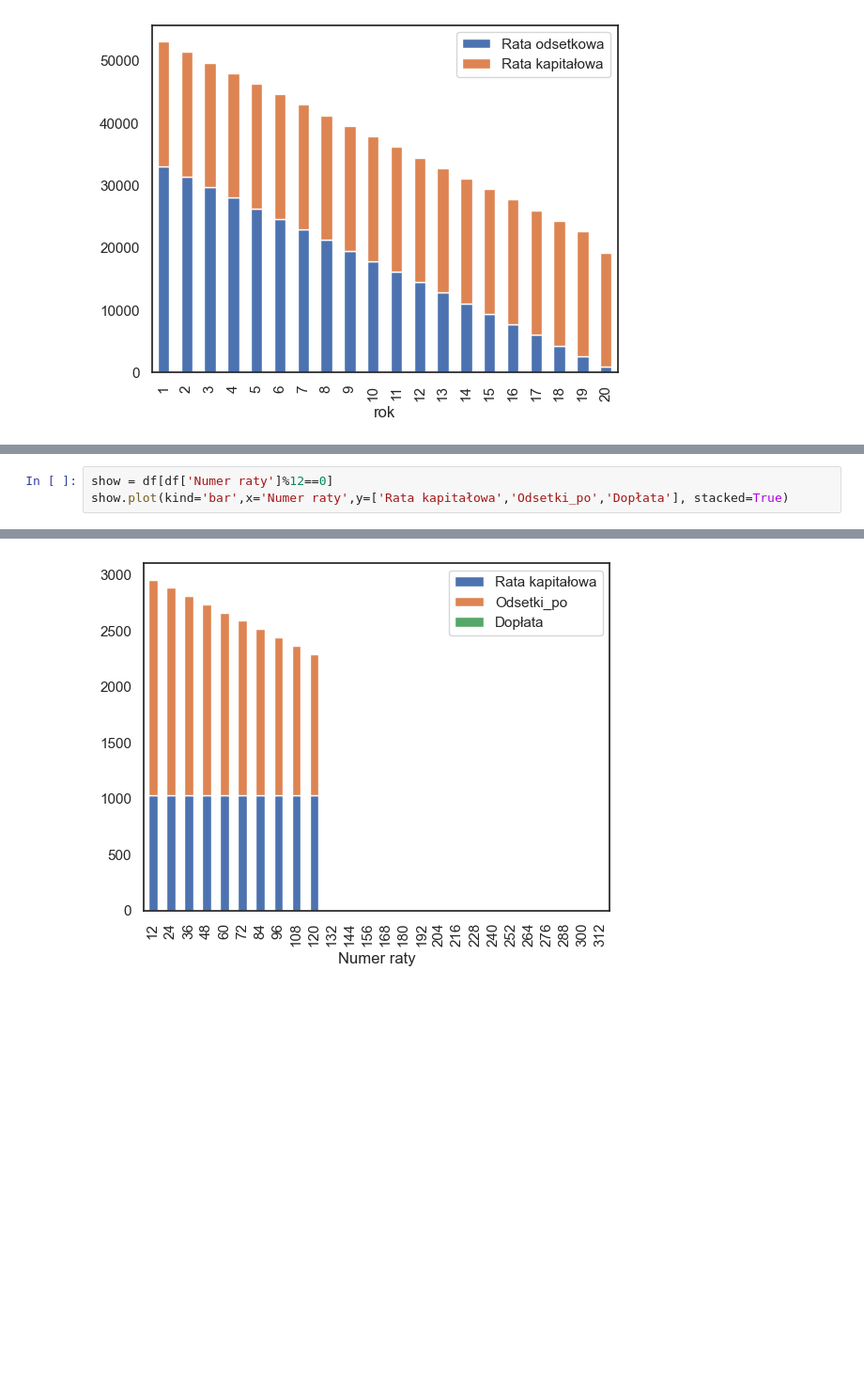
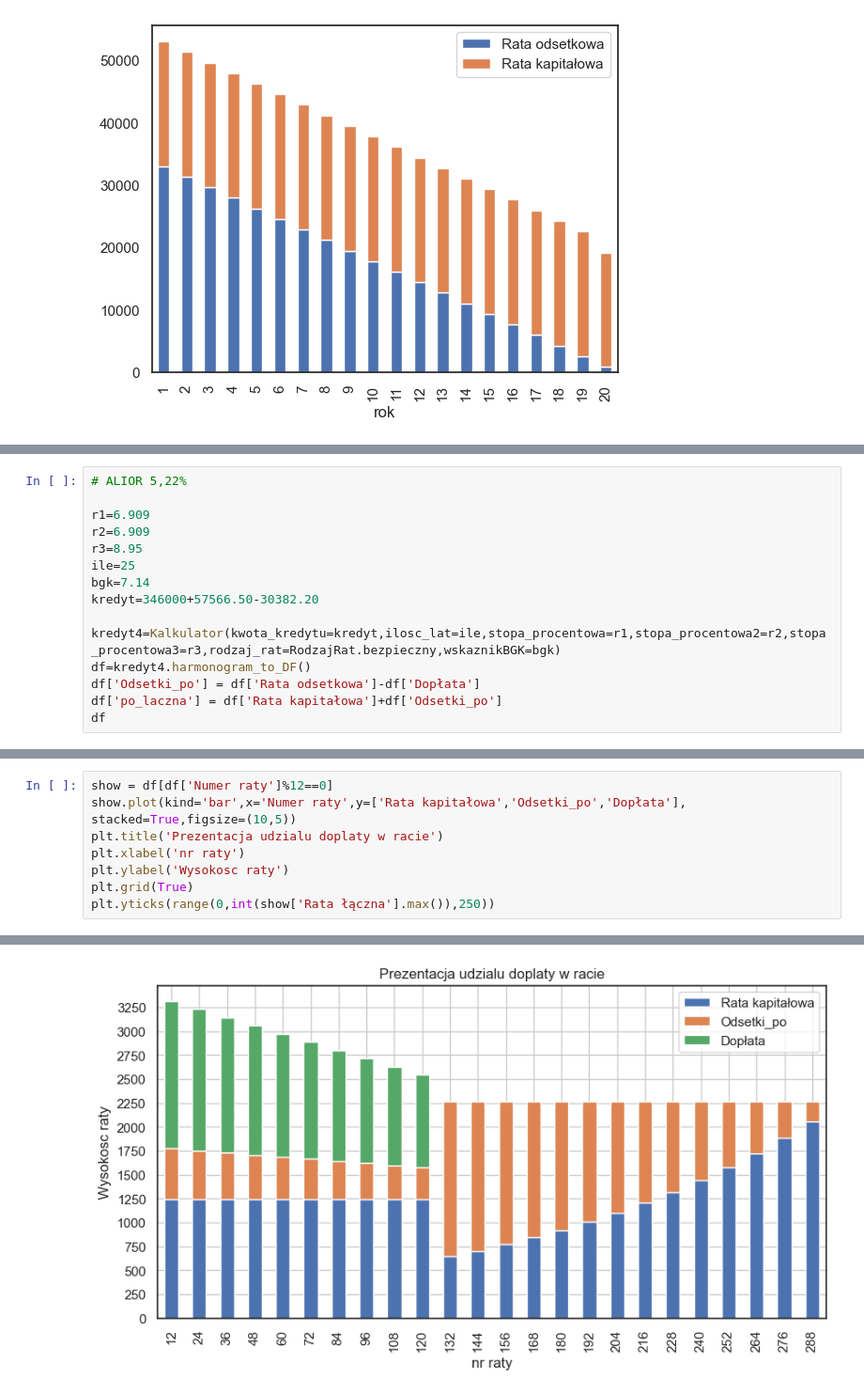
Before and after one commit to krawczyk071/kalkulator, a Jupyter notebook: my/preview.ipynb, the cells around one changed output, grey strips where cells are left out. Shown: that part at 94% size. Saved outputs shown, nothing was run; the diff lists cells and outputs as text; blank space fills up the shorter version.

```diff
--- a/my/preview.ipynb
+++ b/my/preview.ipynb
@@ -152,0 +328,15 @@ df
+# %%
+# ALIOR 5,22%
+
+r1=6.909
+r2=6.909
+r3=8.95
+ile=25
+bgk=7.14
+kredyt=346000+57566.50-30382.20
+
+kredyt4=Kalkulator(kwota_kredytu=kredyt,ilosc_lat=ile,stopa_procentowa=r1,stopa_procentowa2=r2,stopa_procentowa3=r3,rodzaj_rat=RodzajRat.bezpieczny,wskaznikBGK=bgk)
+df=kredyt4.harmonogram_to_DF()
+df['Odsetki_po'] = df['Rata odsetkowa']-df['Dopłata']
+df['po_laczna'] = df['Rata kapitałowa']+df['Odsetki_po']
+df
@@ -153,4 +357,9 @@ df
 # %%
 show = df[df['Numer raty']%12==0]
-show.plot(kind='bar',x='Numer raty',y=['Rata kapitałowa','Odsetki_po','Dopłata'], stacked=True)
+show.plot(kind='bar',x='Numer raty',y=['Rata kapitałowa','Odsetki_po','Dopłata'], stacked=True,figsize=(10,5))
+plt.title('Prezentacja udzialu doplaty w racie')
+plt.xlabel('nr raty')
+plt.ylabel('Wysokosc raty')
+plt.grid(True)
+plt.yticks(range(0,int(show['Rata łączna'].max()),250))
 # %% [output]
@@ -158 +383 @@ show.plot(kind='bar',x='Numer raty',y=['Rata kapitałowa','Odsetki_po','Dopłata
-[figure, old version]
+[figure, new version]
```
Also changed, not shown: parts of 23 cells of this notebook, 3 other files.
